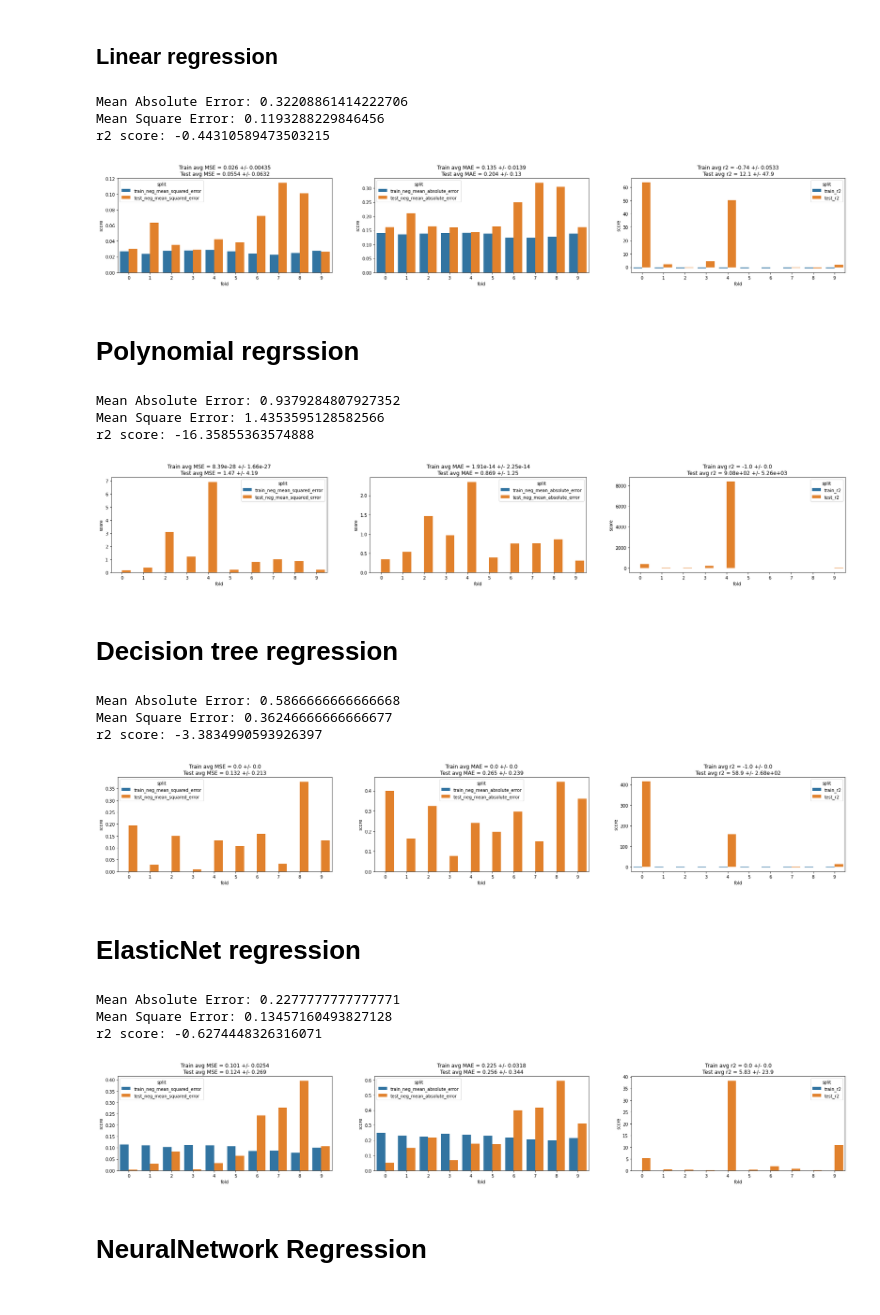
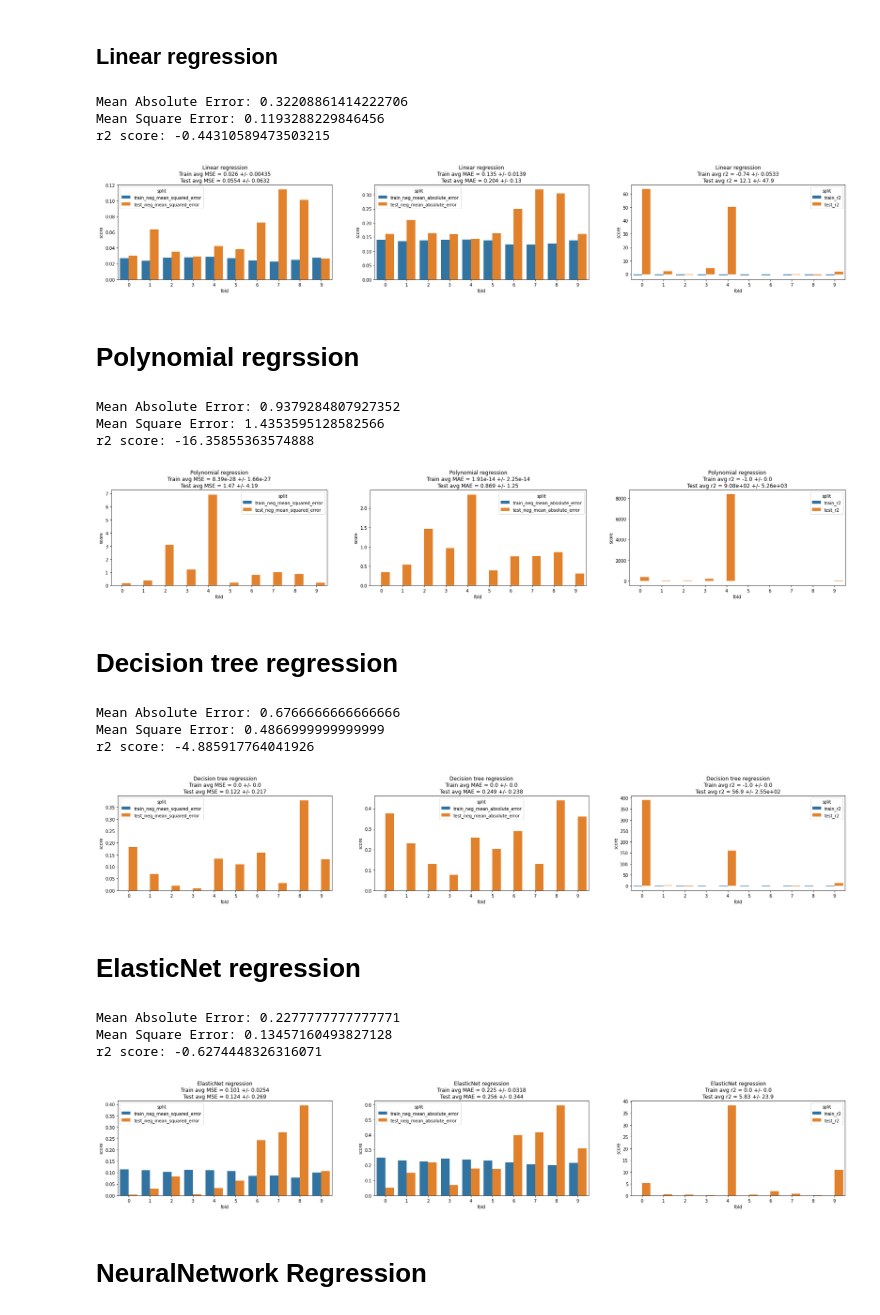
Before and after one commit to Matchatta/senior-machine-learning, a Jupyter notebook: src/machine_learning.ipynb, the cells around one changed output. Cells and saved outputs as stored; diff of their text form; code cells hidden in the pictures.

```diff
--- a/src/machine_learning.ipynb
+++ b/src/machine_learning.ipynb
@@ -183,35 +183,38 @@ sns.barplot(
     x='fold', y='score', hue='split',
     hue_order=['train_neg_mean_squared_error', 'test_neg_mean_squared_error'], data=b, ax=axes[0])
 axes[0].set_title((
+    f'Linear regression\n'
     f'Train avg MSE = {a["train_neg_mean_squared_error"].mean():.3} +/- {a["train_neg_mean_squared_error"].std() * 2:.3}\n'
     f'Test avg MSE = {a["test_neg_mean_squared_error"].mean():.3} +/- {a["test_neg_mean_squared_error"].std() * 2:.3}'
     ))
 
 sns.barplot(
     x='fold', y='score', hue='split',
     hue_order=['train_neg_mean_absolute_error', 'test_neg_mean_absolute_error'], data=b, ax=axes[1])
 axes[1].set_title((
+    f'Linear regression\n'
     f'Train avg MAE = {a["train_neg_mean_absolute_error"].mean():.3} +/- {a["train_neg_mean_absolute_error"].std() * 2:.3}\n'
     f'Test avg MAE = {a["test_neg_mean_absolute_error"].mean():.3} +/- {a["test_neg_mean_absolute_error"].std() * 2:.3}'
     ))
 
 sns.barplot(
     x='fold', y='score', hue='split',
     hue_order=['train_r2', 'test_r2'], data=b, ax=axes[2])
 axes[2].set_title((
+    f'Linear regression\n'
     f'Train avg r2 = {a["train_r2"].mean():.3} +/- {a["train_r2"].std() * 2:.3}\n'
     f'Test avg r2 = {a["test_r2"].mean():.3} +/- {a["test_r2"].std() * 2:.3}'
     ))
 regression = model.fit(features_train, target_train)
 predict_result = regression.predict(features_test)
 print('Mean Absolute Error:', mean_absolute_error(target_test['arch_height'], predict_result))
 print('Mean Square Error:', mean_squared_error(target_test['arch_height'], predict_result))
 print('r2 score:', r2_score(target_test['arch_height'], predict_result))
 # %% [output]
 Mean Absolute Error: 0.32208861414222706
 Mean Square Error: 0.1193288229846456
 r2 score: -0.44310589473503215
-[figure, old version]
+[figure, new version]
 # %% [markdown]
 # Polynomial regrssion
 # %%
@@ -241,6 +244,7 @@ sns.barplot(
     x='fold', y='score', hue='split',
     hue_order=['train_neg_mean_squared_error', 'test_neg_mean_squared_error'], data=b, ax=axes[0])
 axes[0].set_title((
+    f'Polynomial regression\n'
     f'Train avg MSE = {a["train_neg_mean_squared_error"].mean():.3} +/- {a["train_neg_mean_squared_error"].std() * 2:.3}\n'
     f'Test avg MSE = {a["test_neg_mean_squared_error"].mean():.3} +/- {a["test_neg_mean_squared_error"].std() * 2:.3}'
     ))
@@ -249,6 +253,7 @@ sns.barplot(
     x='fold', y='score', hue='split',
     hue_order=['train_neg_mean_absolute_error', 'test_neg_mean_absolute_error'], data=b, ax=axes[1])
 axes[1].set_title((
+    f'Polynomial regression\n'
     f'Train avg MAE = {a["train_neg_mean_absolute_error"].mean():.3} +/- {a["train_neg_mean_absolute_error"].std() * 2:.3}\n'
     f'Test avg MAE = {a["test_neg_mean_absolute_error"].mean():.3} +/- {a["test_neg_mean_absolute_error"].std() * 2:.3}'
     ))
@@ -257,6 +262,7 @@ sns.barplot(
     x='fold', y='score', hue='split',
     hue_order=['train_r2', 'test_r2'], data=b, ax=axes[2])
 axes[2].set_title((
+    f'Polynomial regression\n'
     f'Train avg r2 = {a["train_r2"].mean():.3} +/- {a["train_r2"].std() * 2:.3}\n'
     f'Test avg r2 = {a["test_r2"].mean():.3} +/- {a["test_r2"].std() * 2:.3}'
     ))
@@ -269,7 +275,7 @@ print('r2 score:', r2_score(target_test['arch_height'], predict_result))
 Mean Absolute Error: 0.9379284807927352
 Mean Square Error: 1.4353595128582566
 r2 score: -16.35855363574888
-[figure, old version]
+[figure, new version]
 # %% [markdown]
 # Decision tree regression
 # %%
@@ -299,6 +305,7 @@ sns.barplot(
     x='fold', y='score', hue='split',
     hue_order=['train_neg_mean_squared_error', 'test_neg_mean_squared_error'], data=b, ax=axes[0])
 axes[0].set_title((
+    f'Decision tree regression\n'
     f'Train avg MSE = {a["train_neg_mean_squared_error"].mean():.3} +/- {a["train_neg_mean_squared_error"].std() * 2:.3}\n'
     f'Test avg MSE = {a["test_neg_mean_squared_error"].mean():.3} +/- {a["test_neg_mean_squared_error"].std() * 2:.3}'
     ))
@@ -307,6 +314,7 @@ sns.barplot(
     x='fold', y='score', hue='split',
     hue_order=['train_neg_mean_absolute_error', 'test_neg_mean_absolute_error'], data=b, ax=axes[1])
 axes[1].set_title((
+    f'Decision tree regression\n'
     f'Train avg MAE = {a["train_neg_mean_absolute_error"].mean():.3} +/- {a["train_neg_mean_absolute_error"].std() * 2:.3}\n'
     f'Test avg MAE = {a["test_neg_mean_absolute_error"].mean():.3} +/- {a["test_neg_mean_absolute_error"].std() * 2:.3}'
     ))
@@ -315,6 +323,7 @@ sns.barplot(
     x='fold', y='score', hue='split',
     hue_order=['train_r2', 'test_r2'], data=b, ax=axes[2])
 axes[2].set_title((
+    f'Decision tree regression\n'
     f'Train avg r2 = {a["train_r2"].mean():.3} +/- {a["train_r2"].std() * 2:.3}\n'
     f'Test avg r2 = {a["test_r2"].mean():.3} +/- {a["test_r2"].std() * 2:.3}'
     ))
@@ -324,10 +333,10 @@ print('Mean Absolute Error:', mean_absolute_error(target_test['arch_height'], pr
 print('Mean Square Error:', mean_squared_error(target_test['arch_height'], predict_result))
 print('r2 score:', r2_score(target_test['arch_height'], predict_result))
 # %% [output]
-Mean Absolute Error: 0.5866666666666668
-Mean Square Error: 0.36246666666666677
-r2 score: -3.3834990593926397
+Mean Absolute Error: 0.6766666666666666
+Mean Square Error: 0.4866999999999999
+r2 score: -4.885917764041926
-[figure, old version]
+[figure, new version]
 # %% [markdown]
 # ElasticNet regression
 # %%
@@ -357,6 +366,7 @@ sns.barplot(
     x='fold', y='score', hue='split',
     hue_order=['train_neg_mean_squared_error', 'test_neg_mean_squared_error'], data=b, ax=axes[0])
 axes[0].set_title((
+    f'ElasticNet regression\n'
     f'Train avg MSE = {a["train_neg_mean_squared_error"].mean():.3} +/- {a["train_neg_mean_squared_error"].std() * 2:.3}\n'
     f'Test avg MSE = {a["test_neg_mean_squared_error"].mean():.3} +/- {a["test_neg_mean_squared_error"].std() * 2:.3}'
     ))
@@ -365,6 +375,7 @@ sns.barplot(
     x='fold', y='score', hue='split',
     hue_order=['train_neg_mean_absolute_error', 'test_neg_mean_absolute_error'], data=b, ax=axes[1])
 axes[1].set_title((
+    f'ElasticNet regression\n'
     f'Train avg MAE = {a["train_neg_mean_absolute_error"].mean():.3} +/- {a["train_neg_mean_absolute_error"].std() * 2:.3}\n'
     f'Test avg MAE = {a["test_neg_mean_absolute_error"].mean():.3} +/- {a["test_neg_mean_absolute_error"].std() * 2:.3}'
     ))
@@ -373,6 +384,7 @@ sns.barplot(
     x='fold', y='score', hue='split',
     hue_order=['train_r2', 'test_r2'], data=b, ax=axes[2])
 axes[2].set_title((
+    f'ElasticNet regression\n'
     f'Train avg r2 = {a["train_r2"].mean():.3} +/- {a["train_r2"].std() * 2:.3}\n'
     f'Test avg r2 = {a["test_r2"].mean():.3} +/- {a["test_r2"].std() * 2:.3}'
     ))
@@ -385,7 +397,7 @@ print('r2 score:', r2_score(target_test['arch_height'], predict_result))
 Mean Absolute Error: 0.2277777777777771
 Mean Square Error: 0.13457160493827128
 r2 score: -0.6274448326316071
-[figure, old version]
+[figure, new version]
 # %% [markdown]
 # NeuralNetwork Regression
 # %%
```
Also changed, not shown: parts of 6 cells of this notebook, 10 other files.
